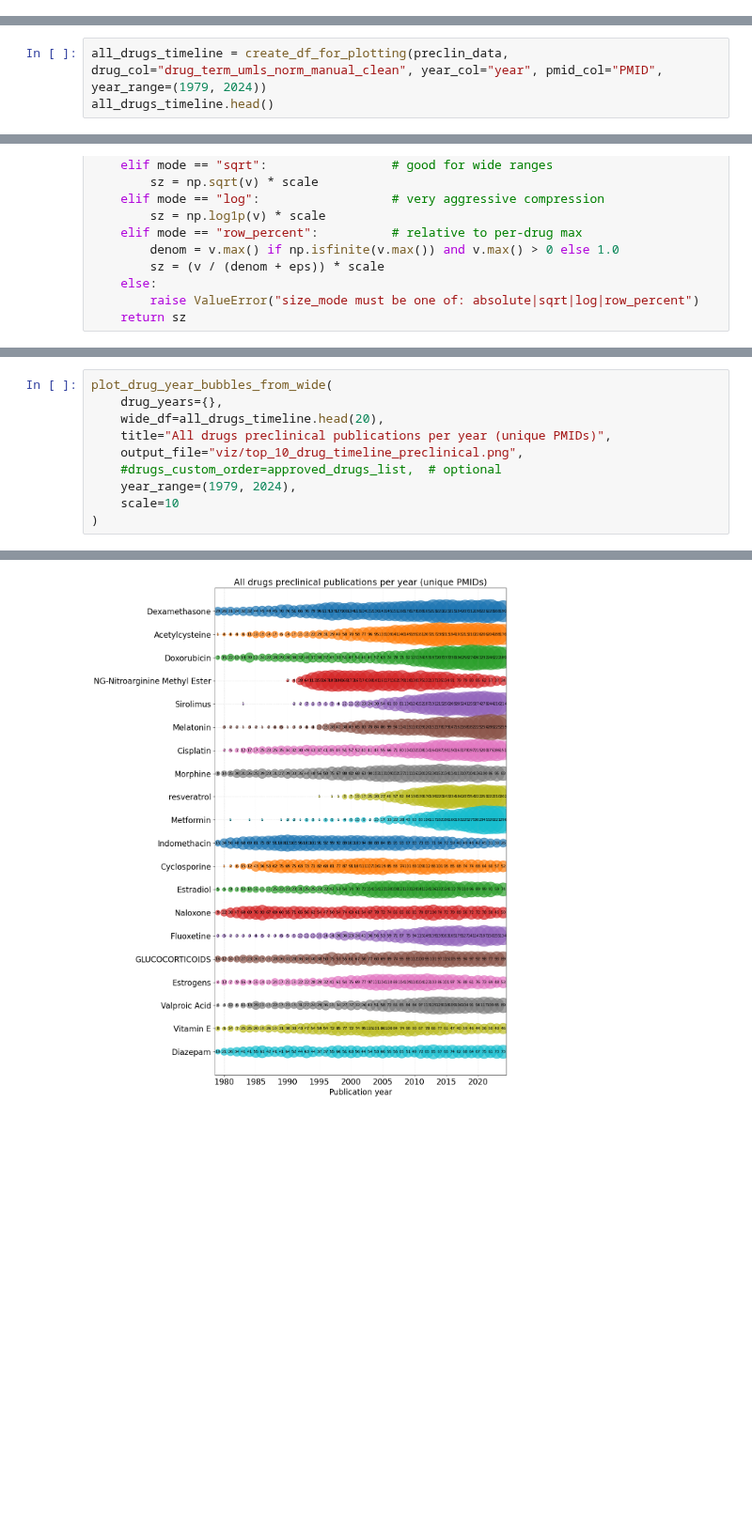
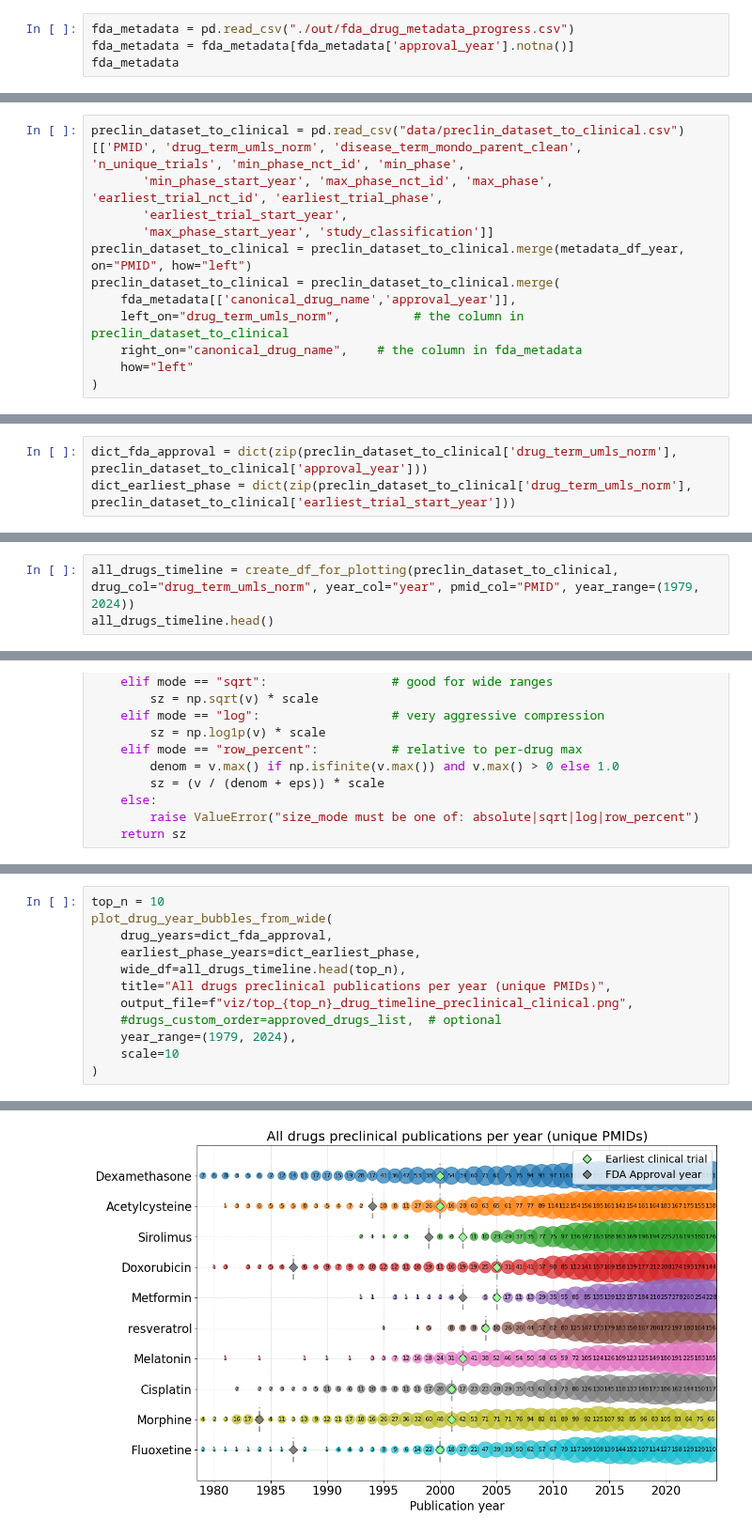
Before and after one commit to Ineichen-Group/Preclinical_DrugDisease_Translation_Pipeline, a Jupyter notebook: 10_use_case_disease_focus/Timeline_Analysis.ipynb, the cells around one changed output, grey strips where cells are left out. Shown at 94% size. Drawn from its saved outputs; the diff is of its cells as text; blank space fills up the shorter version.

Commit message:
latest data analysis notebooks

```diff
--- a/10_use_case_disease_focus/Timeline_Analysis.ipynb
+++ b/10_use_case_disease_focus/Timeline_Analysis.ipynb
@@ -141,3 +135,7 @@ def count_unique_from_pipe_column(df, column):
 
     total_unique = freq.shape[0]
     return total_unique, freq
+# %%
+fda_metadata = pd.read_csv("./out/fda_drug_metadata_progress.csv")
+fda_metadata = fda_metadata[fda_metadata['approval_year'].notna()]
+fda_metadata
@@ -143,0 +156,12 @@ def count_unique_from_pipe_column(df, column):
+# %%
+preclin_dataset_to_clinical = pd.read_csv("data/preclin_dataset_to_clinical.csv")[['PMID', 'drug_term_umls_norm', 'disease_term_mondo_parent_clean', 'n_unique_trials', 'min_phase_nct_id', 'min_phase',
+       'min_phase_start_year', 'max_phase_nct_id', 'max_phase', 'earliest_trial_nct_id', 'earliest_trial_phase',
+       'earliest_trial_start_year',
+       'max_phase_start_year', 'study_classification']]
+preclin_dataset_to_clinical = preclin_dataset_to_clinical.merge(metadata_df_year, on="PMID", how="left")
+preclin_dataset_to_clinical = preclin_dataset_to_clinical.merge(
+    fda_metadata[['canonical_drug_name','approval_year']],
+    left_on="drug_term_umls_norm",          # the column in preclin_dataset_to_clinical
+    right_on="canonical_drug_name",    # the column in fda_metadata
+    how="left"
+)
@@ -144,3 +187,6 @@ def count_unique_from_pipe_column(df, column):
+# %%
+dict_fda_approval = dict(zip(preclin_dataset_to_clinical['drug_term_umls_norm'], preclin_dataset_to_clinical['approval_year']))
+dict_earliest_phase = dict(zip(preclin_dataset_to_clinical['drug_term_umls_norm'], preclin_dataset_to_clinical['earliest_trial_start_year']))
 # %%
 preclin_data["drug_term_umls_norm_manual_clean"] = preclin_data['drug_term_umls_norm'].apply(lambda x: clean_predictions(x))
 preclin_data.head()
@@ -239,7 +290,7 @@ def create_df_for_plotting(df,
 
     return wide
 # %%
-all_drugs_timeline = create_df_for_plotting(preclin_data, drug_col="drug_term_umls_norm_manual_clean", year_col="year", pmid_col="PMID", year_range=(1979, 2024))
+all_drugs_timeline = create_df_for_plotting(preclin_dataset_to_clinical, drug_col="drug_term_umls_norm", year_col="year", pmid_col="PMID", year_range=(1979, 2024))
 all_drugs_timeline.head()
 # %% [output]
 | year | 1979 | 1980 | 1981 | 1982 | 1983 | 1984 | 1985 | 1986 | 1987 | 1988 | ... |
@@ -399,11 +492,13 @@ def plot_drug_year_bubbles_from_wide(
 
     plt.show()
 # %%
+top_n = 10
 plot_drug_year_bubbles_from_wide(
-    drug_years={},
-    wide_df=all_drugs_timeline.head(20),
+    drug_years=dict_fda_approval,
+    earliest_phase_years=dict_earliest_phase,
+    wide_df=all_drugs_timeline.head(top_n),
     title="All drugs preclinical publications per year (unique PMIDs)",
-    output_file="viz/top_10_drug_timeline_preclinical.png",
+    output_file=f"viz/top_{top_n}_drug_timeline_preclinical_clinical.png",
     #drugs_custom_order=approved_drugs_list,  # optional
     year_range=(1979, 2024),
     scale=10
@@ -414 +509 @@ Saved plot to: viz/top_10_drug_timeline_preclinical.png
-[figure, old version]
+[figure, new version]
```
Also changed, not shown: parts of 39 cells of this notebook, 3 other files.
